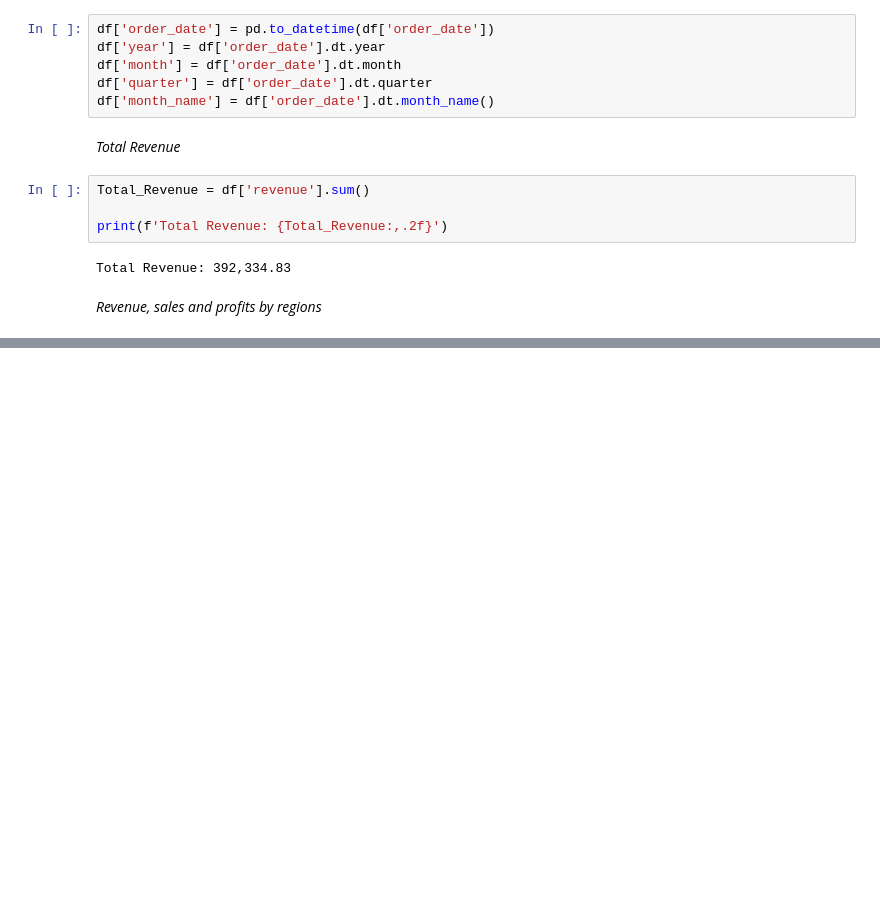
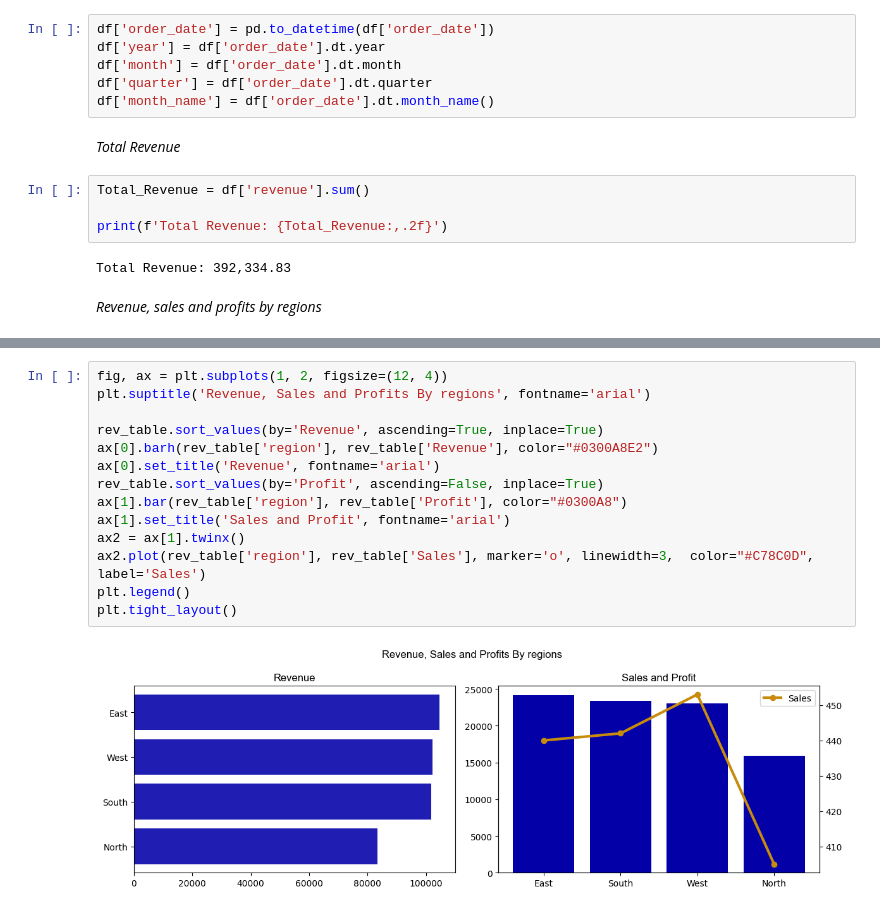
Before and after one commit to iamdrmeka/sales_performance, a Jupyter notebook: sales_performance.ipynb, the cells around one changed output, grey strips where cells are left out. Cells and saved outputs as stored; diff of their text form; blank space fills up the shorter version.

```diff
--- a/sales_performance.ipynb
+++ b/sales_performance.ipynb
@@ -44,0 +50,16 @@ df.groupby(['region']).agg(
+# %%
+fig, ax = plt.subplots(1, 2, figsize=(12, 4))
+plt.suptitle('Revenue, Sales and Profits By regions', fontname='arial')
+
+rev_table.sort_values(by='Revenue', ascending=True, inplace=True)
+ax[0].barh(rev_table['region'], rev_table['Revenue'], color="#0300A8E2")
+ax[0].set_title('Revenue', fontname='arial')
+rev_table.sort_values(by='Profit', ascending=False, inplace=True)
+ax[1].bar(rev_table['region'], rev_table['Profit'], color="#0300A8")
+ax[1].set_title('Sales and Profit', fontname='arial')
+ax2 = ax[1].twinx()
+ax2.plot(rev_table['region'], rev_table['Sales'], marker='o', linewidth=3,  color="#C78C0D", label='Sales')
+plt.legend()
+plt.tight_layout()
+# %% [output]
+[figure, added]
```
Also changed, not shown: parts of 29 cells of this notebook, 1 other file.
